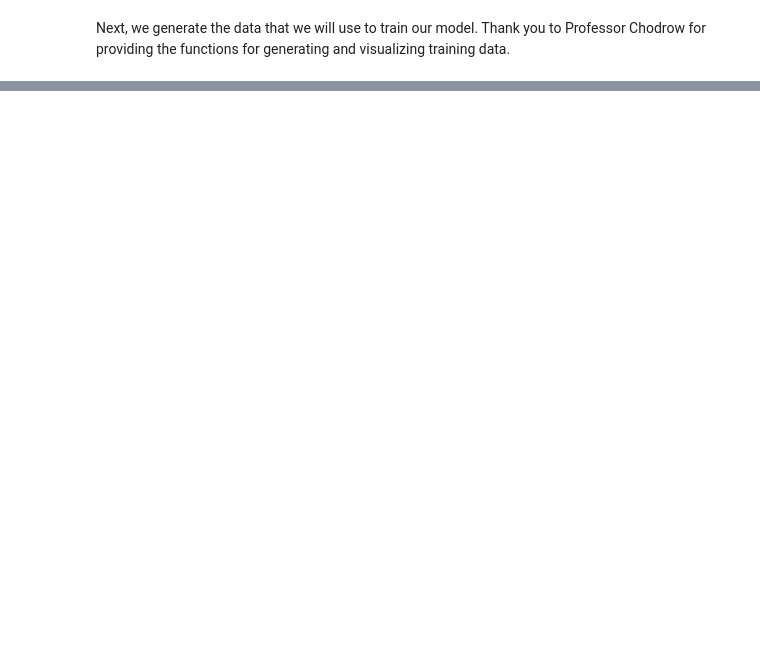
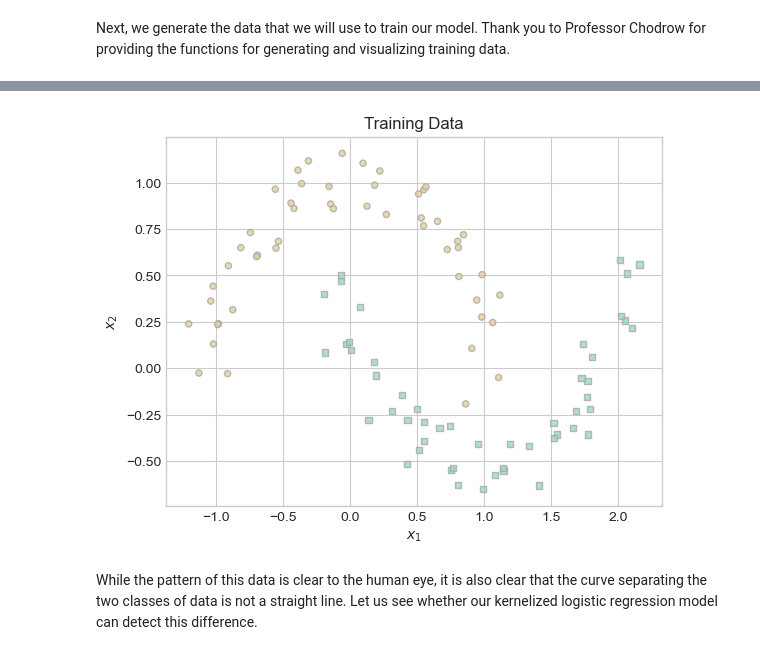
Before and after one commit to Liam-W-Smith/csci-0451, a Jupyter notebook: posts/sparse-kernel-machines/index.ipynb, the cells around one changed output, grey strips where cells are left out. Drawn from its saved outputs; the diff is of its cells as text; code cells hidden in the pictures; blank space fills up the shorter version.

```diff
--- a/posts/sparse-kernel-machines/index.ipynb
+++ b/posts/sparse-kernel-machines/index.ipynb
@@ -126,0 +221,20 @@ plt.scatter(X[ix, 0],X[ix, 1], facecolors = "none", edgecolors = "black");
+# %%
+# set seed
+torch.manual_seed(1)
+
+# Create nonlinear training data
+moons_X, moons_y = make_moons(n_samples=100, noise = 0.1)
+
+# Convert to torch tensors
+moons_X = torch.tensor(moons_X, dtype = torch.float32)
+moons_y = torch.tensor(moons_y, dtype = torch.float32)
+
+# plot data
+fig, ax = plt.subplots(1, 1)
+plot_classification_data(moons_X, moons_y, ax)
+plt.title("Training Data");
+# %% [output]
+[figure, added]
+# %% [markdown]
+While the pattern of this data is clear to the human eye, it is also clear that the curve separating the two classes of data is not a straight line.
+Let us see whether our kernelized logistic regression model can detect this difference.
```
Also changed, not shown: parts of 36 cells of this notebook, 18 other files.
